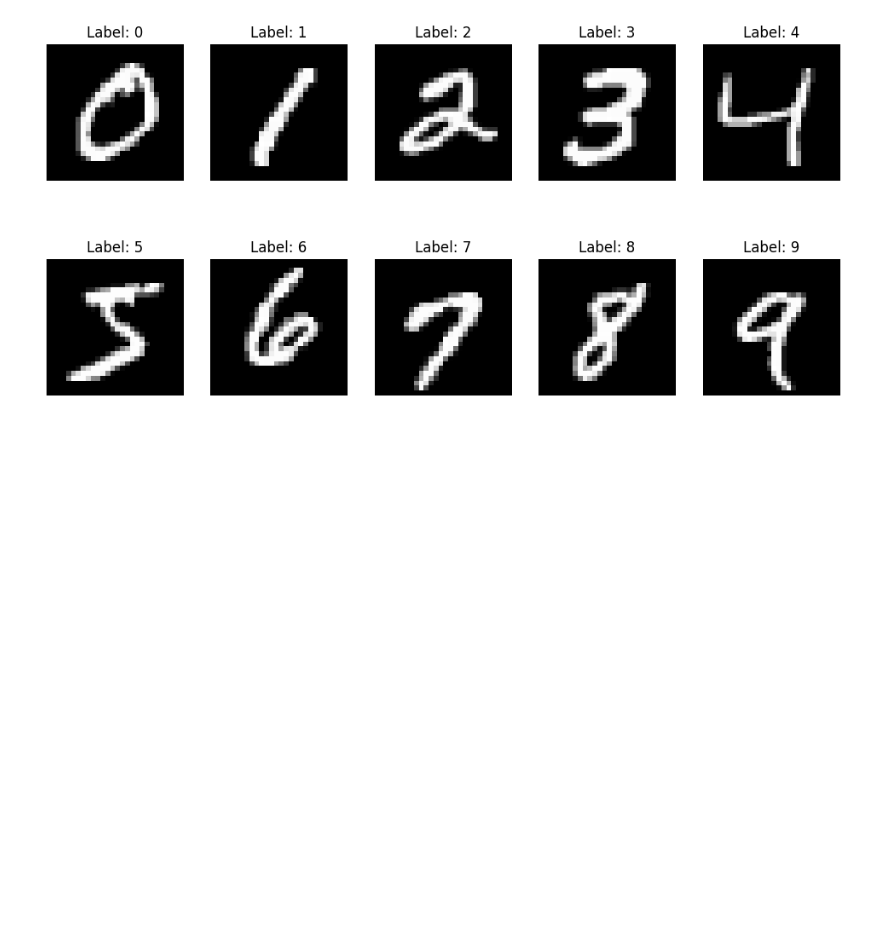
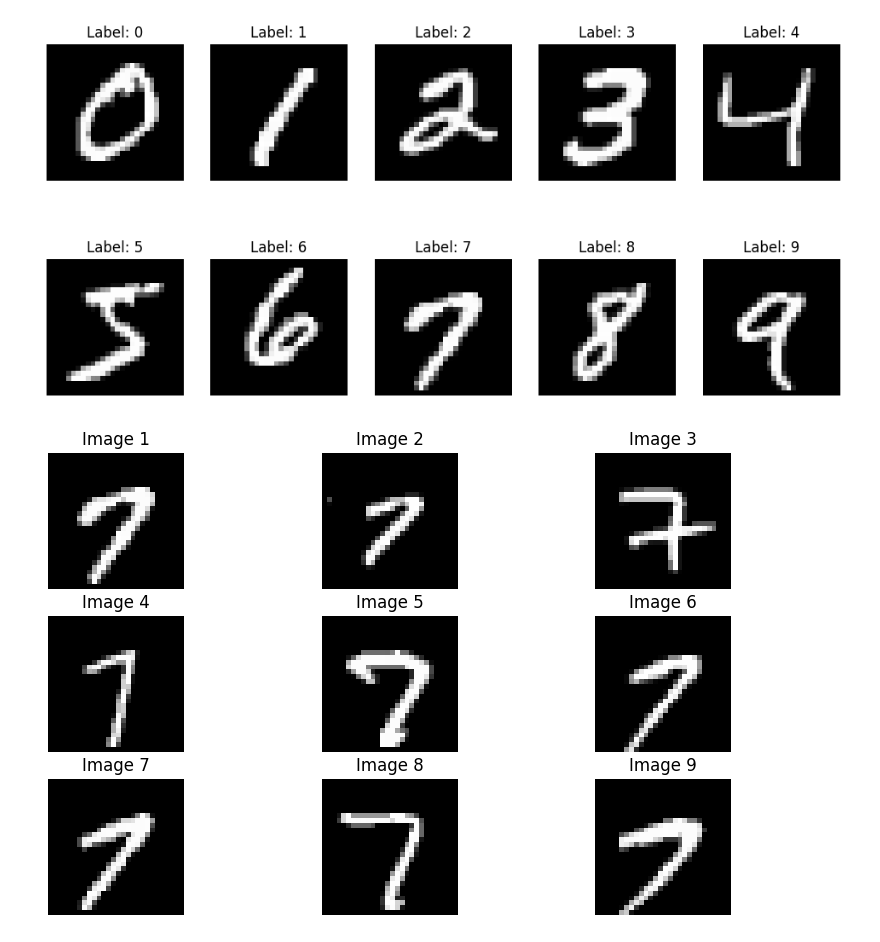
Before and after one commit to marwanG12/digit-recognizer, a Jupyter notebook: DigitRecognizer.ipynb, the cells around one changed output. Saved outputs shown, nothing was run; the diff lists cells and outputs as text; code cells hidden in the pictures; blank space fills up the shorter version.

```diff
--- a/DigitRecognizer.ipynb
+++ b/DigitRecognizer.ipynb
@@ -120,3 +120,21 @@ for i in range(10):
 plt.show()
 # %% [output]
 [figure]
+# %%
+# c. Pour visualiser les différentes façons d'écrire un 7, afficher les 9 1ères images qui correspondent au chiffre 7 en les plaçant dans une même figure ?
+
+# Sélectionner les indices des images où le label est égal à 7
+indices_7 = (y_train == 7)
+images_7 = X_train[indices_7][:9]
+
+# Afficher les 9 premières images du chiffre 7
+plt.figure(figsize=(10, 6))
+for i in range(9):
+    plt.subplot(3, 3, i + 1)
+    plt.imshow(images_7[i], cmap='gray')
+    plt.title(f"Image {i + 1}")
+    plt.axis('off')  # Masquer les axes
+
+plt.show()
+# %% [output]
+[figure, added]
```
Also changed, not shown: parts of 1 cell of this notebook.
